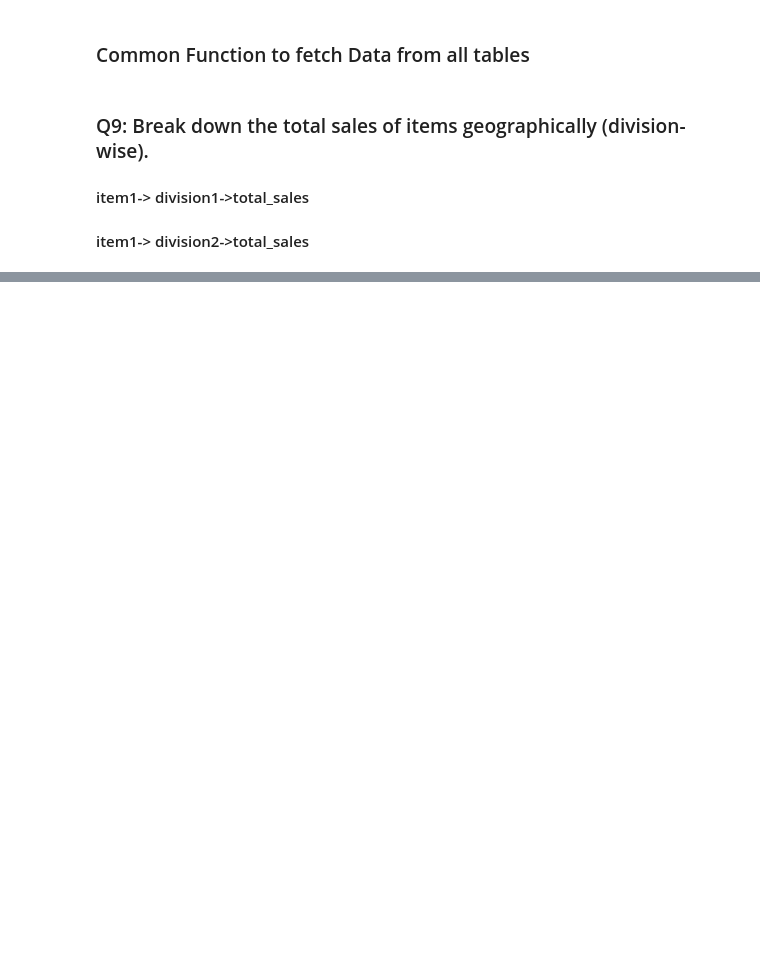
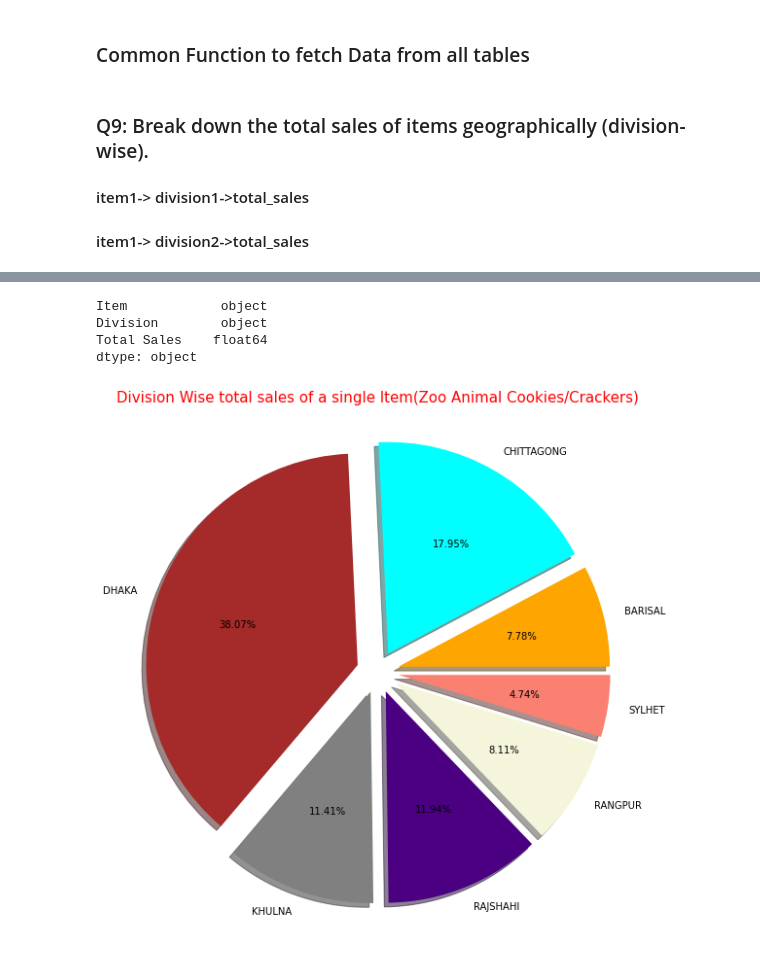
Before and after one commit to SadiaAlamChy/HDA-Tech-Learning, a Jupyter notebook: notebook/analytics/OLAP_Q9.ipynb, the cells around one changed output, grey strips where cells are left out. Saved outputs shown, nothing was run; the diff lists cells and outputs as text; code cells hidden in the pictures; blank space fills up the shorter version.

```diff
--- a/notebook/analytics/OLAP_Q9.ipynb
+++ b/notebook/analytics/OLAP_Q9.ipynb
@@ -34,3 +34,17 @@ def retrive_data_from_table(select_stmt):
 ### Q9: Break down the total sales of items geographically (division-wise).
 #### item1-> division1->total_sales
 #### item1-> division2->total_sales
+# %%
+select_stmt = "select i.item_name, s.division, sum(f.total_price) "\
+              "from ecomdb_star_schema.fact_table f "\
+              "join ecomdb_star_schema.item_dim i on i.item_key=f.item_key "\
+              "join ecomdb_star_schema.store_dim s on s.store_key = f.store_key "\
+              "group by i.item_name, s.division "
+
+
+#     "order by i.item_name,s.division"
+
+records = retrive_data_from_table(select_stmt)
+df_Q9 = pd.DataFrame(list(records), columns=['Item', 'Division', 'Total Sales'])
+df_Q9['Total Sales'] = df_Q9['Total Sales'].astype('float64')
+df_Q9
@@ -36,0 +66,3 @@ def retrive_data_from_table(select_stmt):
+# %%
+df_Q9.query('Item == "Zoo Animal Cookies/Crackers"', inplace = True)
+df_Q9
@@ -36,0 +78,19 @@ def retrive_data_from_table(select_stmt):
+# %%
+df_Q9.dtypes
+# %% [output]
+Item            object
+Division        object
+Total Sales    float64
+dtype: object
+# %%
+labels=df_Q9['Division']
+data = df_Q9['Total Sales']
+textprops = {"fontsize":10}
+colors = ( "orange", "cyan", "brown", "grey", "indigo", "beige", "salmon")
+plt.title('Division Wise total sales of a single Item(Zoo Animal Cookies/Crackers)', size = 15, loc='center', color='r')
+
+plt.pie(data, labels=labels, shadow = True, textprops = textprops, colors=colors, autopct='%.2f%%',explode=(0.1, 0.1,0.1, 0.1, 0.1, 0.1,0.1))
+plt.rcParams["figure.figsize"] = (15,10)
+plt.show()
+# %% [output]
+[figure, added]
```
Also changed, not shown: parts of 2 cells of this notebook.
